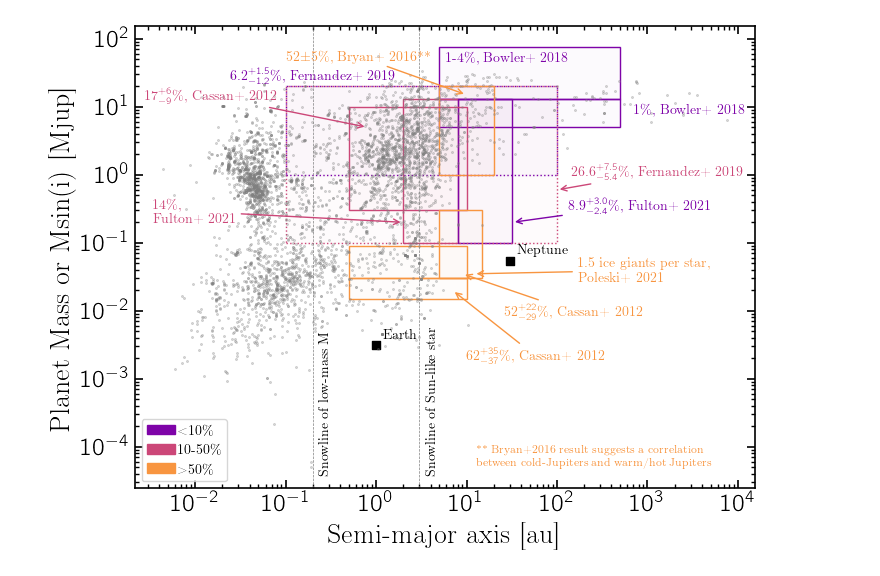
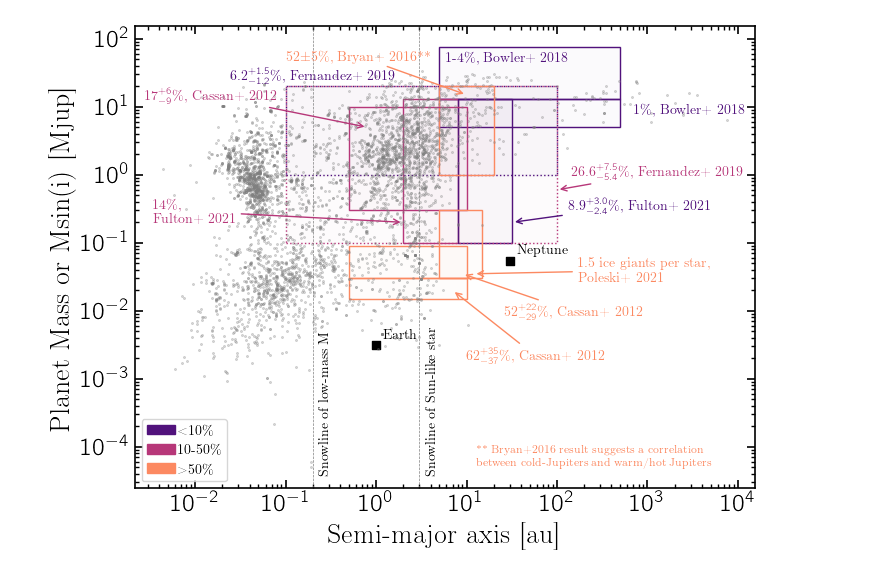
Before and after one commit to logan-pearce/occurrence-rate-plot, a Jupyter notebook: Occurrence rates plot.ipynb, the cells around one changed output. Saved outputs shown, nothing was run; the diff lists cells and outputs as text; code cells hidden in the pictures.

Commit message:
adjusted colormap

```diff
--- a/Occurrence rates plot.ipynb
+++ b/Occurrence rates plot.ipynb
@@ -23,15 +23,12 @@ def AddRectangle(ml,mh,al,ah,lw,ls,edgecolor,alpha):
 from matplotlib.collections import PatchCollection
 from matplotlib.patches import Rectangle
 
-color10 = 'purple'
-color = 'firebrick'
-color50 = 'orange'
 
 import matplotlib
-cmap = matplotlib.cm.get_cmap('plasma')
+cmap = matplotlib.cm.get_cmap('magma')
 n = 5
 ncolors = np.linspace(0,1,n)
-color10,color,color50 = cmap(ncolors)[1:4]
+color10,color,color50 = cmap(ncolors)[1:4]#[:3]#
 
 # Plot planets:
 plt.plot(p['pl_orbsmax'],p['pl_bmassj'], marker='.', markersize=3, color='grey', ls='None', alpha=0.3)
@@ -140,31 +137,31 @@ AddRectangle(ml,mh,al,ah,1,'-',color50,1)
 plt.annotate(r'62$^{+35}_{-37}$\%, Cassan+ 2012', xy = (ah-3,ml+0.005), xytext = (10,-50),
              textcoords='offset points',
             color=color50, arrowprops=dict(arrowstyle="->", color=color50))
 
 
 # %Poleski 2021: https://ui.adsabs.harvard.edu/abs/2021AcA....71....1P/abstract
 # % On average, every microlensing star hosts 1.4+0.9_-0.6 ice giant planets.
 # % I guess that's >100%?  I'm going to adopt ice giant to be down to 10
 # % Mearth sort of randomly to match Cassan
 ml, mh = 0.03, 0.3
 al, ah = 5, 15
 AddFilledRectangle(ml,mh,al,ah,2,'-',color50,color50,alpha)
 AddRectangle(ml,mh,al,ah,1,'-',color50,1)
 plt.annotate('1.5 ice giants per star, \n Poleski+ 2021', xy = (ah-3,ml+0.005), xytext = (75,-5),
              textcoords='offset points',
             color=color50, arrowprops=dict(arrowstyle="->", color=color50))
 
 import matplotlib.patches as patches
 patch10 = patches.Patch(color=color10, label=' <10\%')
 patch1050 = patches.Patch(color=color, label=' 10-50\%')
 patch50 = patches.Patch(color=color50, label=' >50\%')
 
 plt.legend(handles=[patch10,patch1050,patch50],loc='lower left')
 
 plt.gca().set_xscale('log')
 plt.gca().set_yscale('log')
 plt.xlabel('Semi-major axis [au]')
 plt.ylabel('Planet Mass or Msin(i) [Mjup]')
 plt.savefig('exoplanet-occurrence-rates.png',bbox_inches='tight')
 # %% [output]
-[figure, old version]
+[figure, new version]
```
Also changed, not shown: 2 other files.
